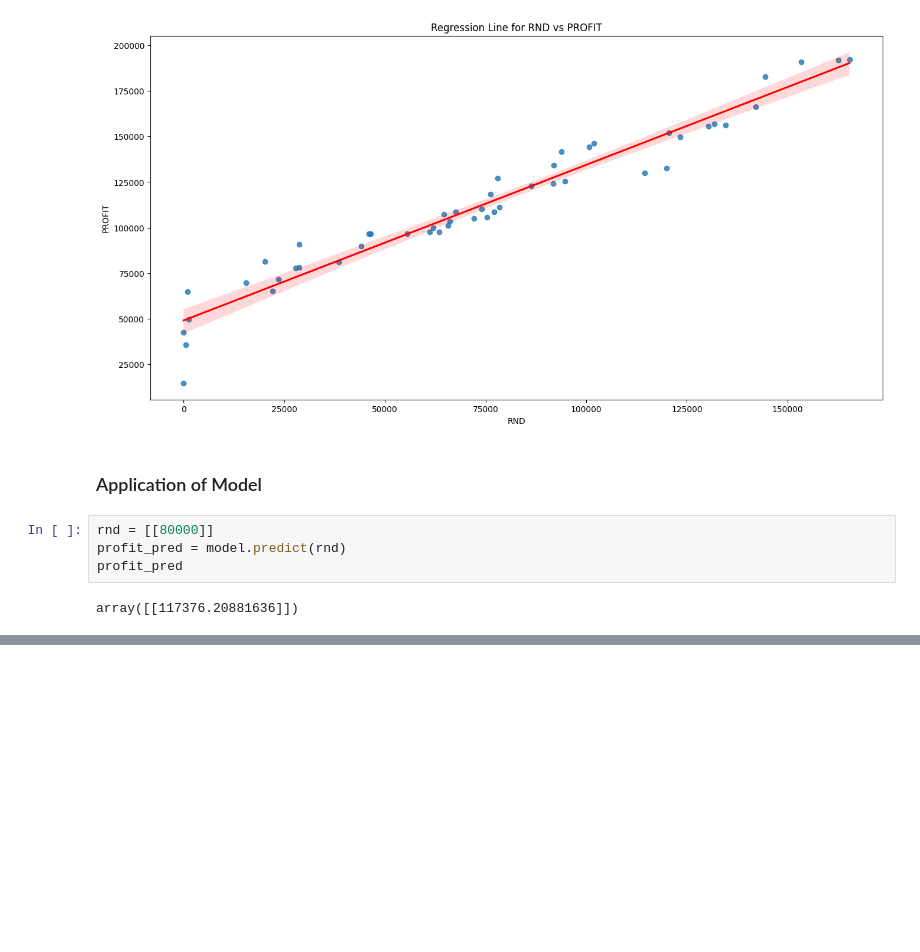
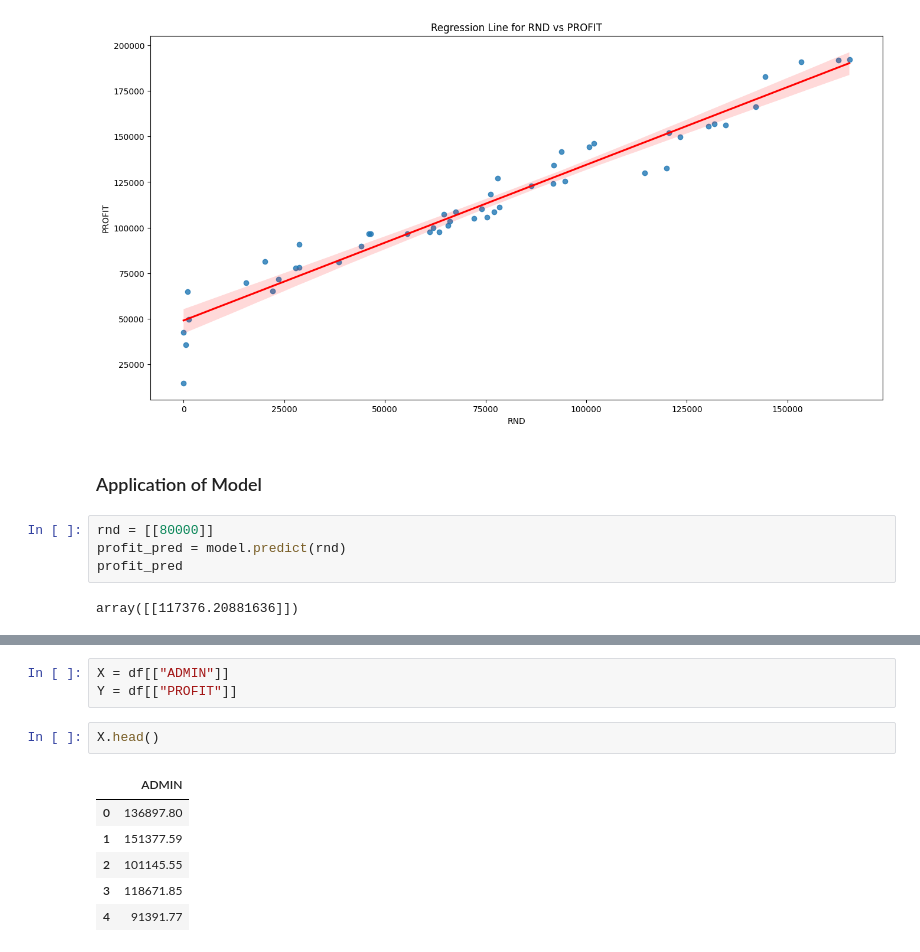
Before and after one commit to arvindravan/python_dsml, a Jupyter notebook: Linear_Regression/LinearRegression.ipynb, the cells around one changed output, grey strips where cells are left out. Drawn from its saved outputs; the diff is of its cells as text; blank space fills up the shorter version.

```diff
--- a/Linear_Regression/LinearRegression.ipynb
+++ b/Linear_Regression/LinearRegression.ipynb
@@ -180,0 +192,12 @@ array([[117376.20881636]])
+# %%
+X = df[["ADMIN"]]
+Y = df[["PROFIT"]]
+# %%
+X.head()
+# %% [output]
+|  | ADMIN |
+| 0 | 136897.80 |
+| 1 | 151377.59 |
+| 2 | 101145.55 |
+| 3 | 118671.85 |
+| 4 | 91391.77 |
```
Also changed, not shown: parts of 17 cells of this notebook.
